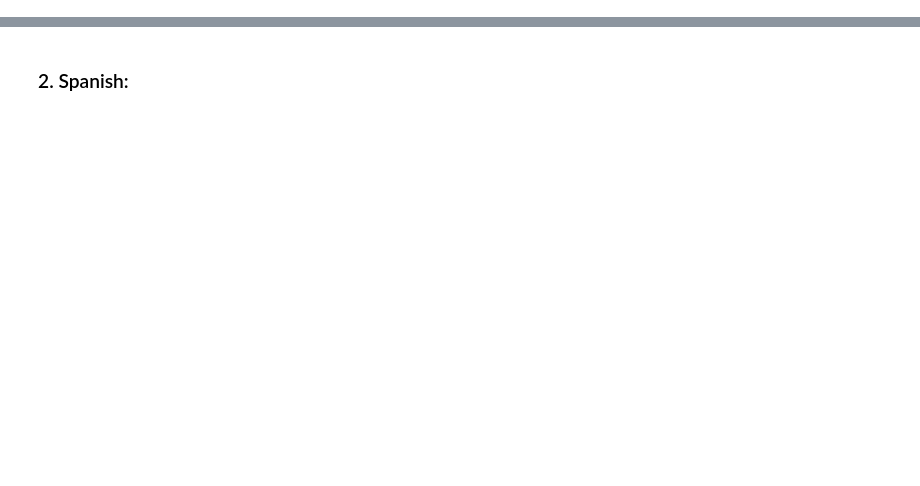
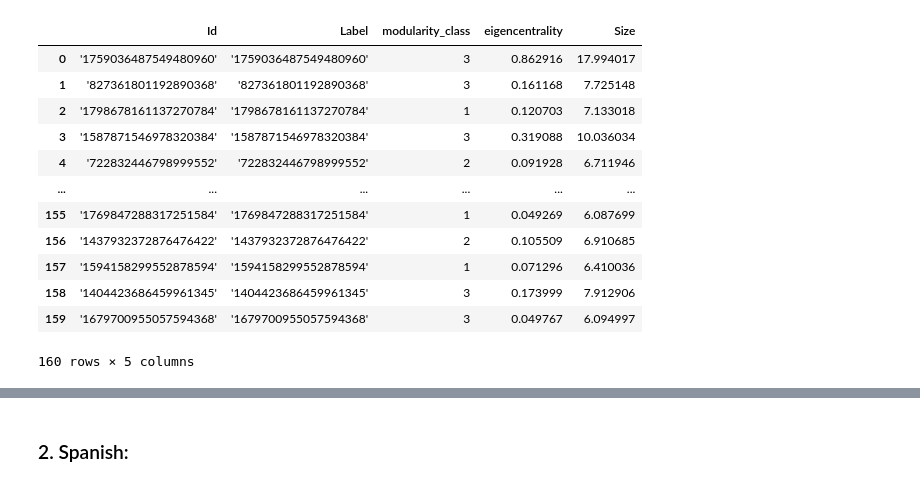
Before and after one commit to bowenyi-pierre/humans-lab-hackathon-24, a Jupyter notebook: Code/Networks/Network Fusion.ipynb, the cells around one changed output, grey strips where cells are left out. Cells and saved outputs as stored; diff of their text form; code cells hidden in the pictures; blank space fills up the shorter version.

```diff
--- a/Code/Networks/Network Fusion.ipynb
+++ b/Code/Networks/Network Fusion.ipynb
@@ -101,0 +290,17 @@ Number of edges: 106400
+# %%
+en_all = pd.read_csv('en_fused_all.csv')
+en_all
+# %% [output]
+|  | Id | Label | modularity_class | eigencentrality | Size |
+| 0 | '1759036487549480960' | '1759036487549480960' | 3 | 0.862916 | 17.994017 |
+| 1 | '827361801192890368' | '827361801192890368' | 3 | 0.161168 | 7.725148 |
+| 2 | '1798678161137270784' | '1798678161137270784' | 1 | 0.120703 | 7.133018 |
+| 3 | '1587871546978320384' | '1587871546978320384' | 3 | 0.319088 | 10.036034 |
+| 4 | '722832446798999552' | '722832446798999552' | 2 | 0.091928 | 6.711946 |
+| ... | ... | ... | ... | ... | ... |
+| 155 | '1769847288317251584' | '1769847288317251584' | 1 | 0.049269 | 6.087699 |
+| 156 | '1437932372876476422' | '1437932372876476422' | 2 | 0.105509 | 6.910685 |
+| 157 | '1594158299552878594' | '1594158299552878594' | 1 | 0.071296 | 6.410036 |
+| 158 | '1404423686459961345' | '1404423686459961345' | 3 | 0.173999 | 7.912906 |
+| 159 | '1679700955057594368' | '1679700955057594368' | 3 | 0.049767 | 6.094997 |
+160 rows × 5 columns
```
Also changed, not shown: parts of 84 cells of this notebook.
